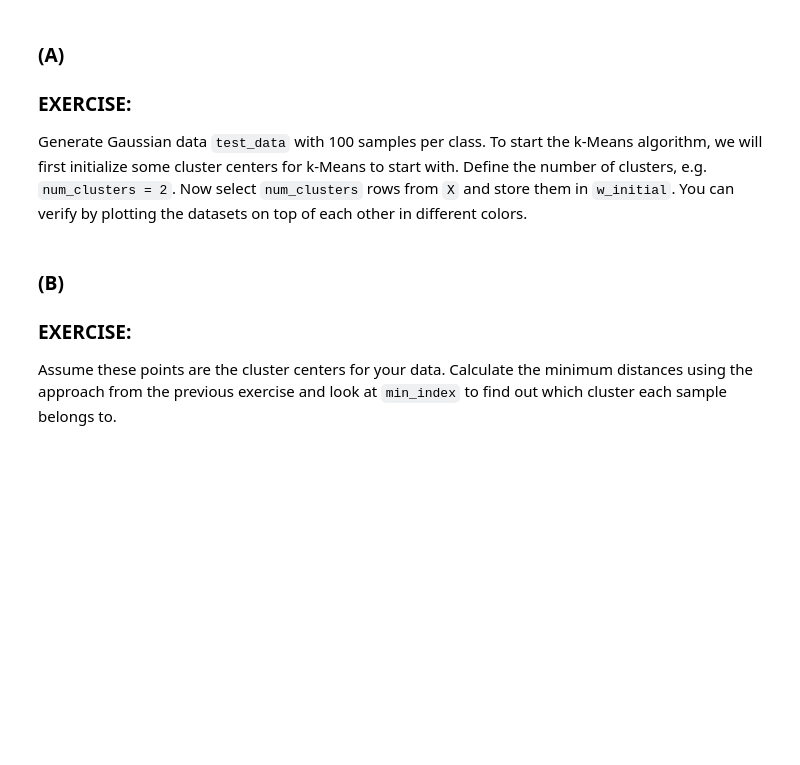
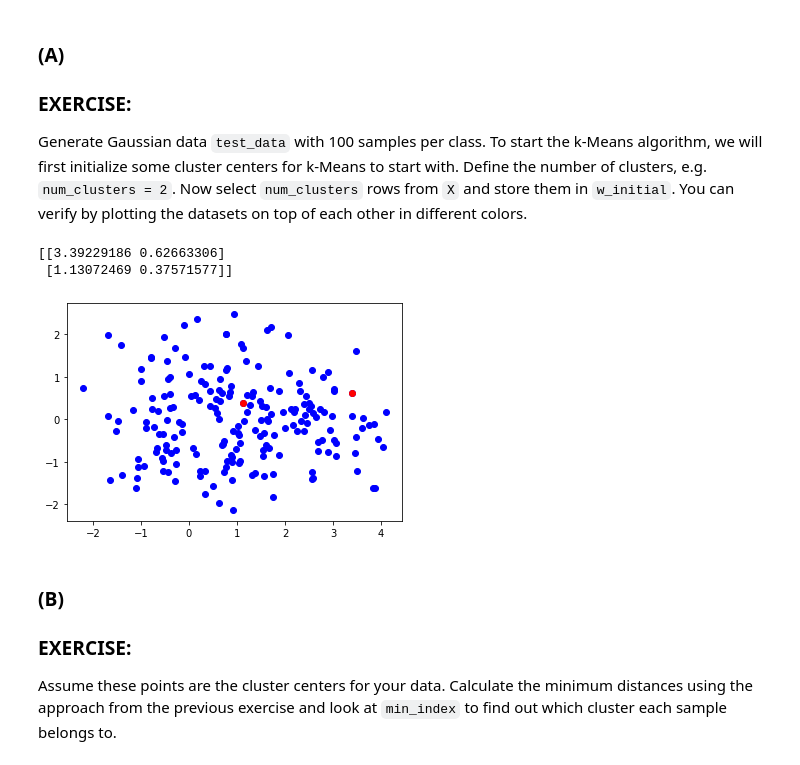
Before and after one commit to JoanKant/8dc00-mia, a Jupyter notebook: notebooks/segmentation_exercise_1.ipynb, the cells around one changed output. Drawn from its saved outputs; the diff is of its cells as text; code cells hidden in the pictures; blank space fills up the shorter version.

```diff
--- a/notebooks/segmentation_exercise_1.ipynb
+++ b/notebooks/segmentation_exercise_1.ipynb
@@ -333,22 +348,35 @@ Generate Gaussian data `test_data` with 100 samples per class. To start the k-Me
 # %%
 %matplotlib inline
 import numpy as np
 import scipy
 import sys
 sys.path.append("../code")
 import matplotlib.pyplot as plt
 import segmentation_util as util
 import segmentation as seg
 from segmentation import generate_gaussian_data
+import random
 N = 100
 num_clusters = 2
 
 # Generate 100 samples per Gaussian class
 X, Y = seg.generate_gaussian_data(N)
 
+random_list = []
+for i in range(num_clusters):
+    random_list.append(random.randint(0,len(X)-1))
+
 # Select num_clusters rows rom X and store in w_initial
-w_initial = X[num_clusters,:]
+w_initial = X[random_list,:]
 # Scatter data
+plt.scatter(X[:,0], X[:,1], color = 'b')
+plt.scatter(w_initial[:,0], w_initial[:,1], color = 'r')
+
+print(w_initial)
+# %% [output]
+[[3.39229186 0.62663306]
+ [1.13072469 0.37571577]]
+[figure, added]
 # %% [markdown]
 ### (B)
 ### EXERCISE:
```
Also changed, not shown: parts of 7 cells of this notebook, 4 other files.
